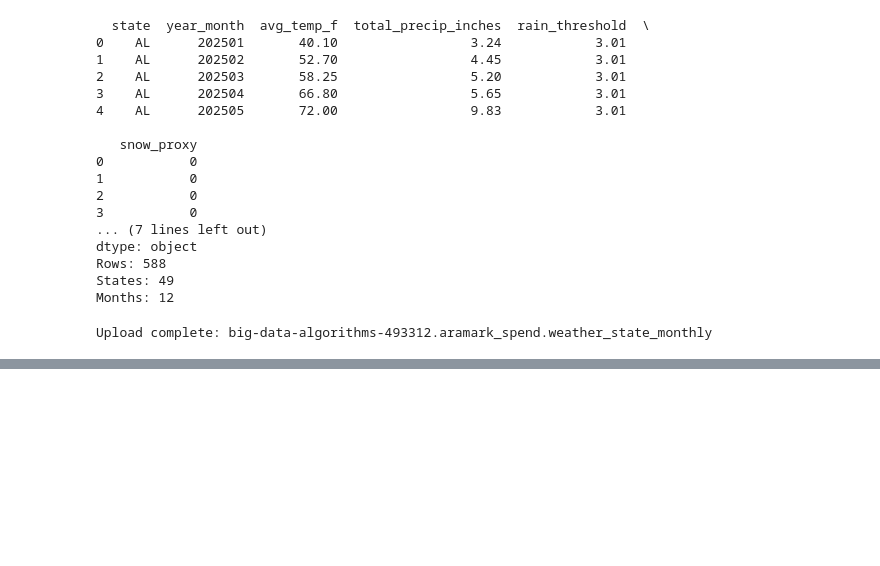
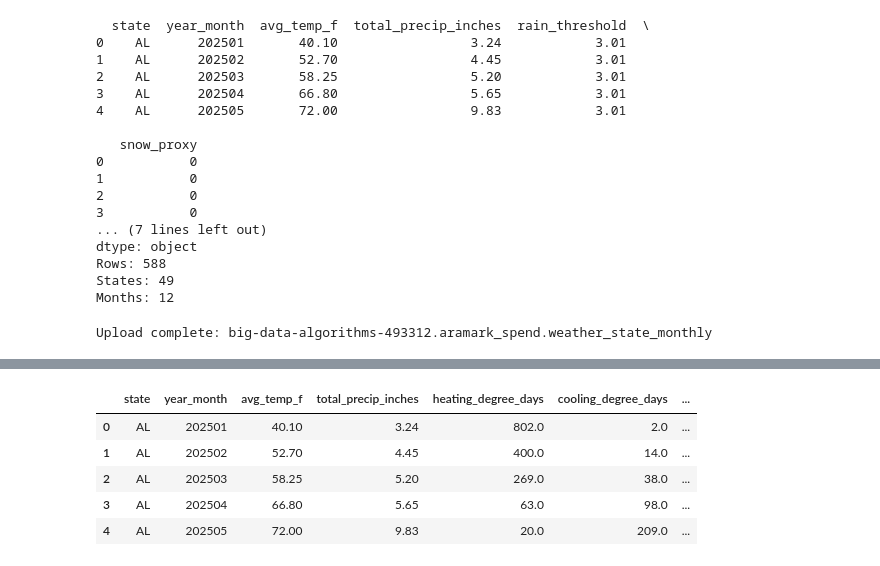
Before and after one commit to jawaadjariwala/Aramark, a Jupyter notebook: 04_external_data_ingestion.ipynb, the cells around one changed output, grey strips where cells are left out. Cells and saved outputs as stored; diff of their text form; code cells hidden in the pictures; blank space fills up the shorter version.

```diff
--- a/04_external_data_ingestion.ipynb
+++ b/04_external_data_ingestion.ipynb
@@ -212,0 +263,32 @@ Upload complete: big-data-algorithms-493312.aramark_spend.weather_state_monthly
+# %%
+# Reuse the existing parse_statewide_file function. Same fixed-width layout.
+hdd = parse_statewide_file("climdiv-hddcst-v1.0.0-20260406", "heating_degree_days")
+cdd = parse_statewide_file("climdiv-cddcst-v1.0.0-20260406", "cooling_degree_days")
+
+# Merge into the existing weather dataframe on (state, year_month).
+weather_enriched = (
+    final_weather
+    .merge(hdd, on=["state", "year_month"], how="left")
+    .merge(cdd, on=["state", "year_month"], how="left")
+)
+
+# Reorder columns for readability.
+weather_enriched = weather_enriched[[
+    "state",
+    "year_month",
+    "avg_temp_f",
+    "total_precip_inches",
+    "heating_degree_days",
+    "cooling_degree_days",
+    "rain_threshold",
+    "snow_proxy",
+]]
+
+weather_enriched.head()
+# %% [output]
+|  | state | year_month | avg_temp_f | total_precip_inches | heating_degree_days | cooling_degree_days | ... |
+| 0 | AL | 202501 | 40.10 | 3.24 | 802.0 | 2.0 | ... |
+| 1 | AL | 202502 | 52.70 | 4.45 | 400.0 | 14.0 | ... |
+| 2 | AL | 202503 | 58.25 | 5.20 | 269.0 | 38.0 | ... |
+| 3 | AL | 202504 | 66.80 | 5.65 | 63.0 | 98.0 | ... |
+| 4 | AL | 202505 | 72.00 | 9.83 | 20.0 | 209.0 | ... |
```
Also changed, not shown: parts of 13 cells of this notebook.
